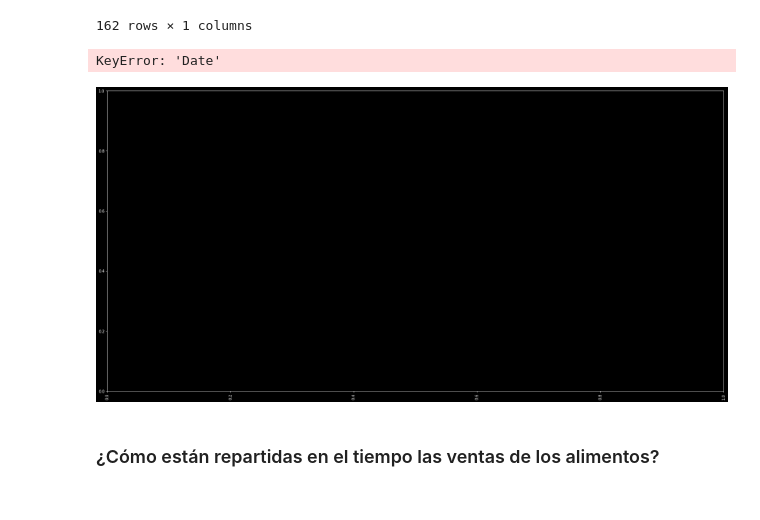
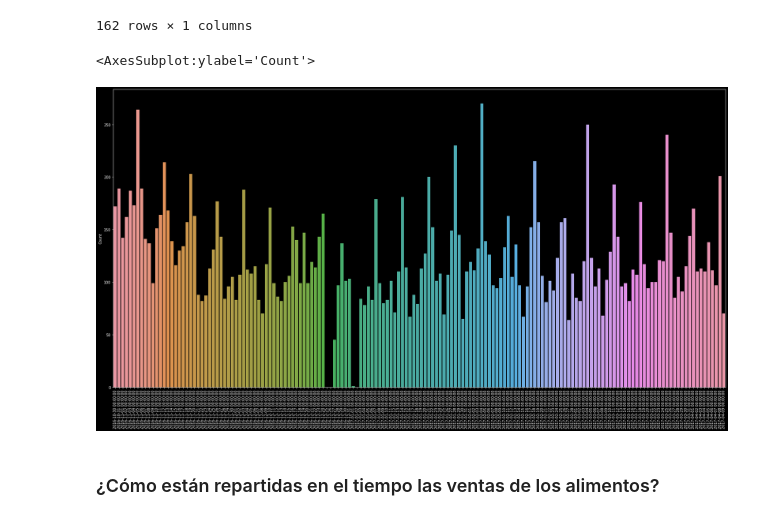
Before and after one commit to J700070/Data-Science-Market_Basket_Analysis, a Jupyter notebook: market_basket_analysis.ipynb, the cells around one changed output. Saved outputs shown, nothing was run; the diff lists cells and outputs as text; code cells hidden in the pictures.

```diff
--- a/market_basket_analysis.ipynb
+++ b/market_basket_analysis.ipynb
@@ -274,10 +274,10 @@ transactions_per_day.sort_values("Count", ascending=False)
 # %%
 plt.figure(figsize=(30,15))
 plt.xticks(rotation=90)
-sns.barplot(x=transactions_per_day.index, y="Count", data=transactions_per_day, order=transactions_per_day.sort_values('Date', ascending=True)['Date'])
+sns.barplot(x=transactions_per_day.index, y="Count", data=transactions_per_day)
 # %% [output]
-KeyError: 'Date'
+<AxesSubplot:ylabel='Count'>
-[figure, old version]
+[figure, new version]
 # %% [markdown]
 ### ¿Cómo están repartidas en el tiempo las ventas de los alimentos?
 # %%
```
Also changed, not shown: parts of 7 cells of this notebook.
